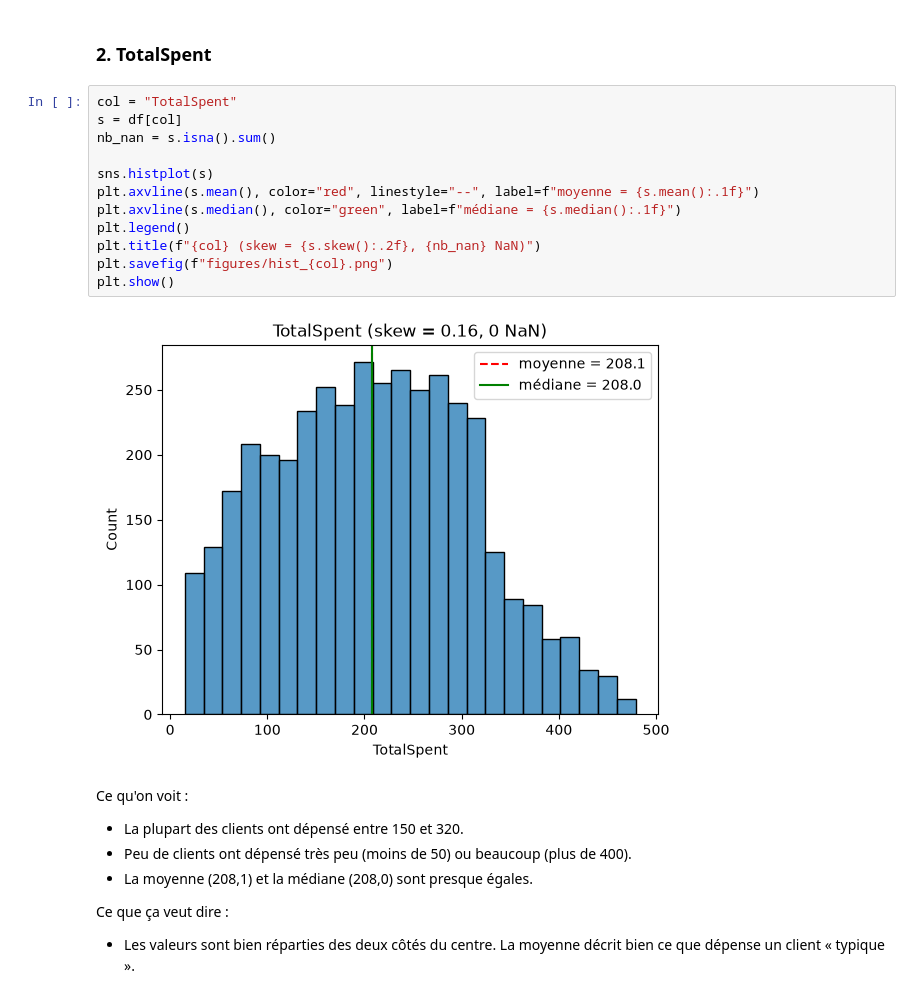
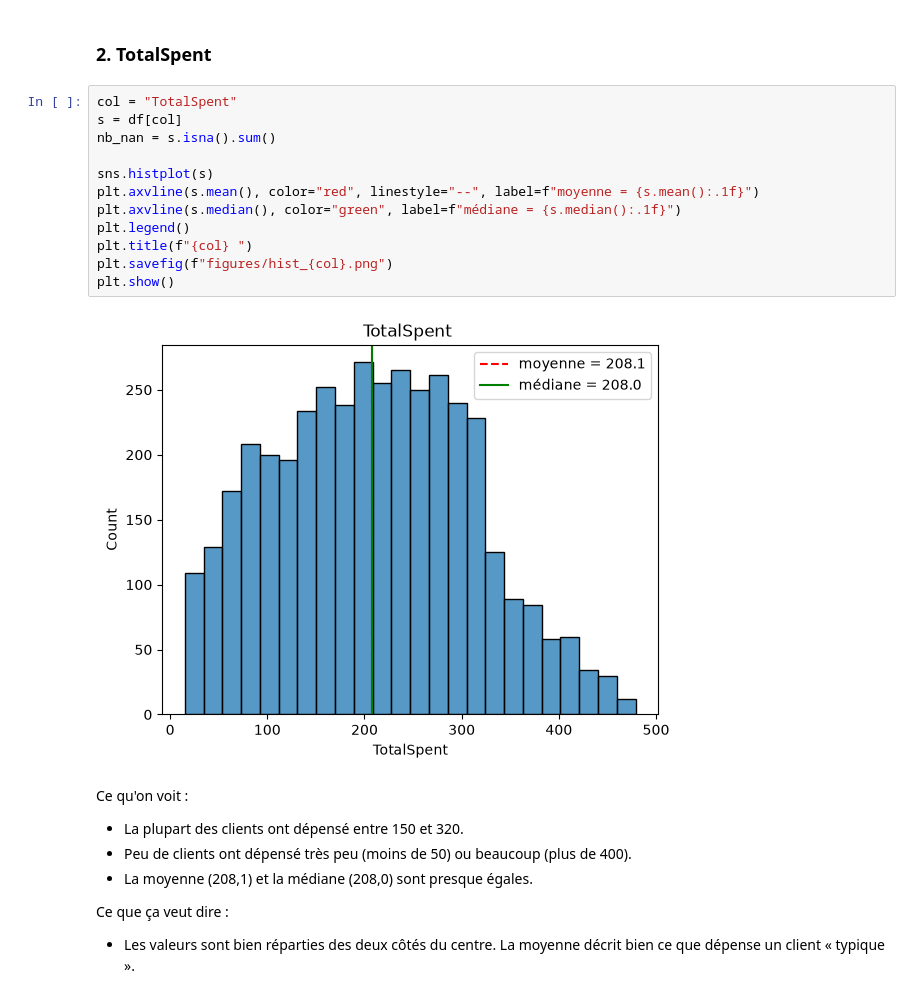
Before and after one commit to moussaassameur/projet-bi-librairie, a Jupyter notebook: projet_librairie.ipynb, the cells around one changed output. Cells and saved outputs as stored; diff of their text form.

```diff
--- a/projet_librairie.ipynb
+++ b/projet_librairie.ipynb
@@ -155,17 +173,17 @@ plt.show()
 # %%
 col = "TotalSpent"
 s = df[col]
 nb_nan = s.isna().sum()
 
 sns.histplot(s)
 plt.axvline(s.mean(), color="red", linestyle="--", label=f"moyenne = {s.mean():.1f}")
 plt.axvline(s.median(), color="green", label=f"médiane = {s.median():.1f}")
 plt.legend()
-plt.title(f"{col} (skew = {s.skew():.2f}, {nb_nan} NaN)")
+plt.title(f"{col} ")
 plt.savefig(f"figures/hist_{col}.png")
 plt.show()
 # %% [output]
-[figure, old version]
+[figure, new version]
 # %% [markdown]
 Ce qu'on voit :
 - La plupart des clients ont dépensé entre 150 et 320.
```
Also changed, not shown: parts of 13 cells of this notebook, 6 other files.
